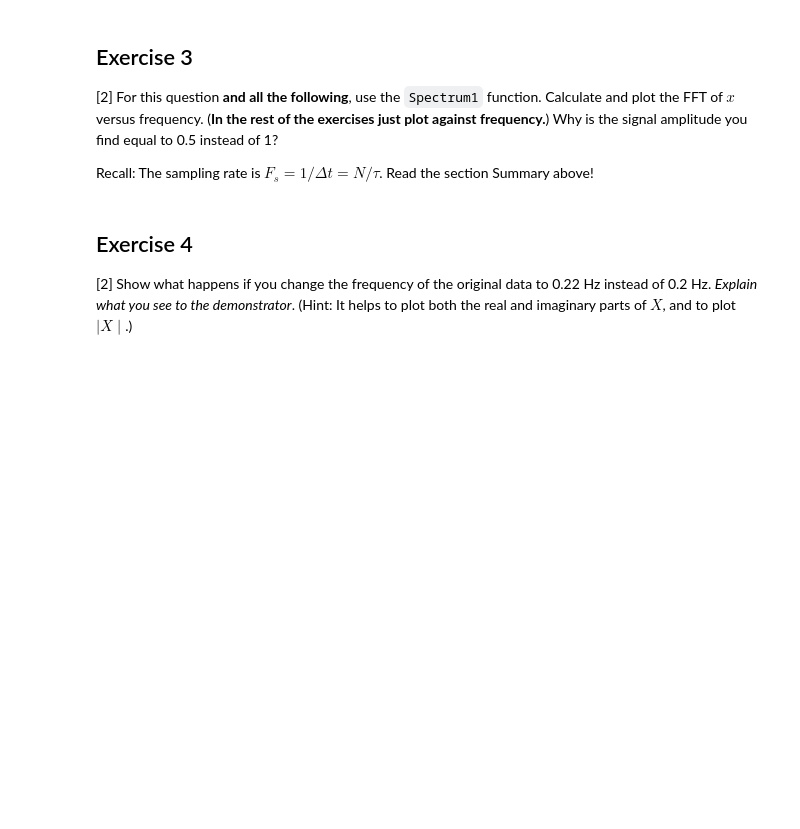
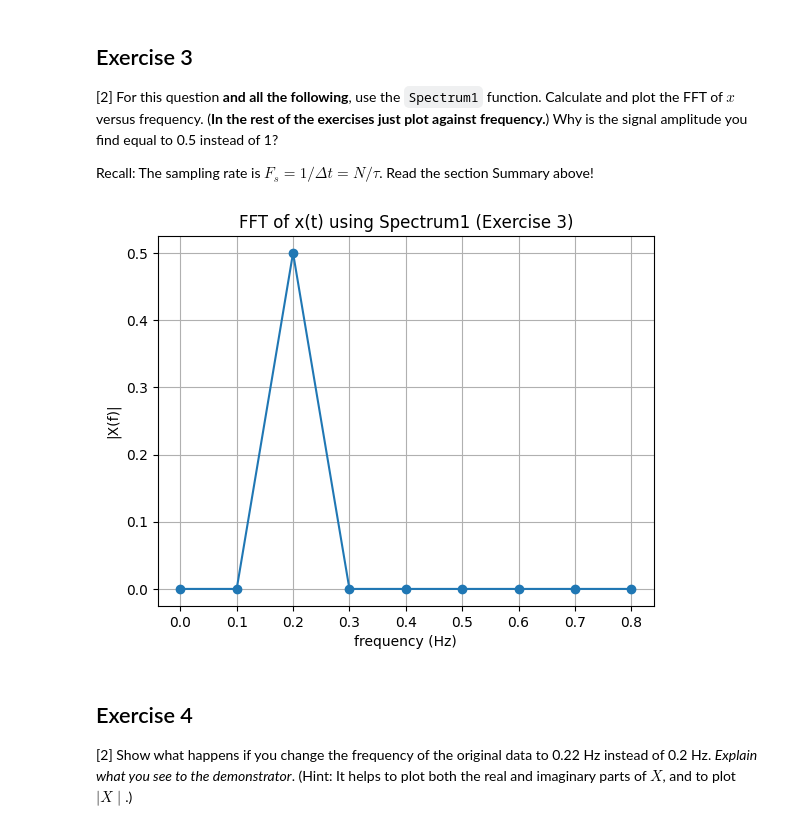
Before and after one commit to PX2145-2025/week-10-b-omarnemary2005-commits, a Jupyter notebook: FFT.ipynb, the cells around one changed output. Cells and saved outputs as stored; diff of their text form; code cells hidden in the pictures; blank space fills up the shorter version.

```diff
--- a/FFT.ipynb
+++ b/FFT.ipynb
@@ -349,17 +349,22 @@ plt.show()
 # %%
 # Sampling rate
 Fs = N / tau
 
+# defining spectrum1
+def Spectrum1(x, Fs):
+
 # Using Spectrum1
-freq, X = Spectrum1(x, Fs)
+ freq, X = Spectrum1(x, Fs)
 
 # Plotting amplitude against frequency
 plt.plot(freq, np.abs(X), 'o-')
 plt.title('FFT of x(t) using Spectrum1 (Exercise 3)')
 plt.xlabel('frequency (Hz)')
 plt.ylabel('|X(f)|')
 plt.grid()
 plt.show()
+# %% [output]
+[figure, added]
 # %% [markdown]
 ## Exercise 4
 [2] Show what happens if you change the frequency of the original data to 0.22 Hz instead of 0.2 Hz. _Explain what you see to the demonstrator_.
```
Also changed, not shown: parts of 2 cells of this notebook.
